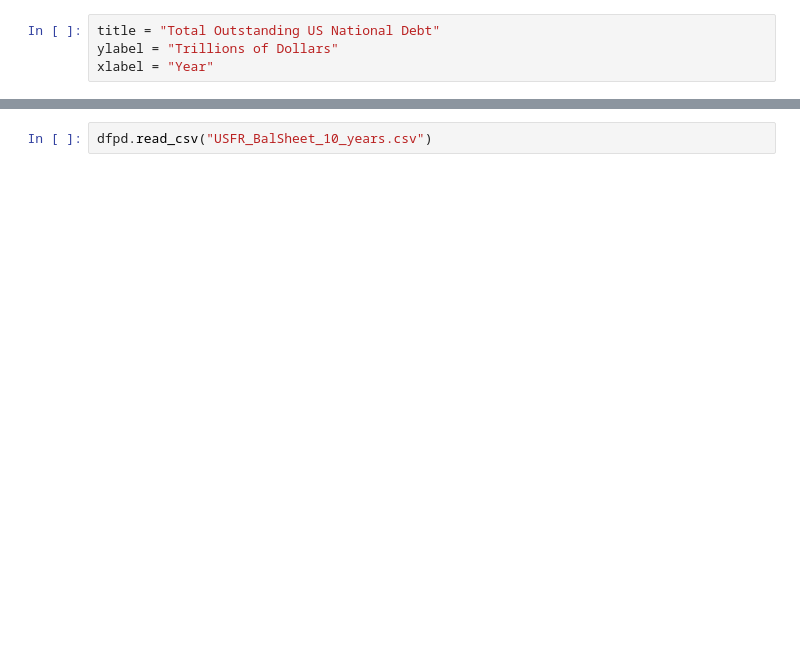
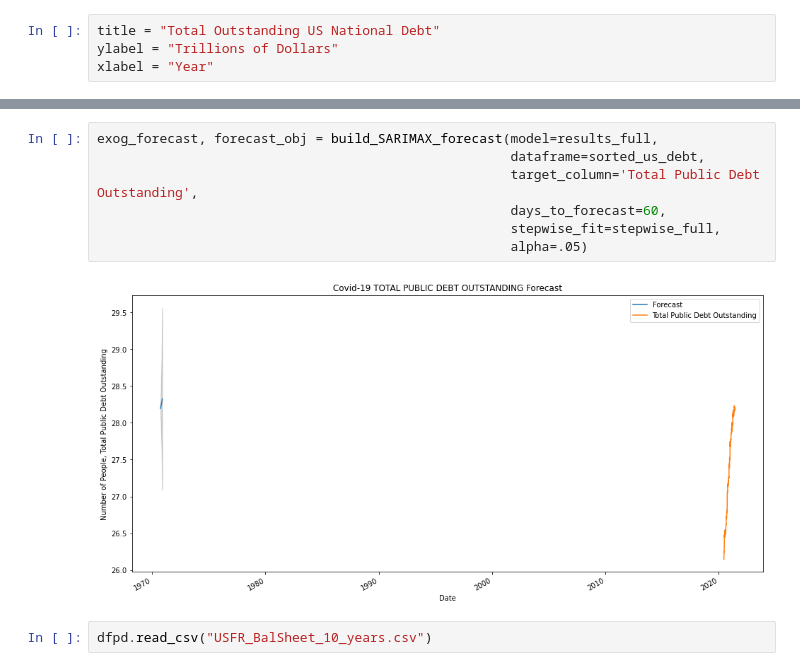
Before and after one commit to JosephDenney/NationalDebt, a Jupyter notebook: nationaldebt.ipynb, the cells around one changed output, grey strips where cells are left out. Saved outputs shown, nothing was run; the diff lists cells and outputs as text; blank space fills up the shorter version.

```diff
--- a/nationaldebt.ipynb
+++ b/nationaldebt.ipynb
@@ -61,3 +105,12 @@ ax.set(xlabel=xlabel,ylabel=ylabel);
+# %%
+exog_forecast, forecast_obj = build_SARIMAX_forecast(model=results_full,
+                                                     dataframe=sorted_us_debt,
+                                                     target_column='Total Public Debt Outstanding',
+                                                     days_to_forecast=60,
+                                                     stepwise_fit=stepwise_full,
+                                                     alpha=.05)
+# %% [output]
+[figure, added]
 # %%
 dfpd.read_csv("USFR_BalSheet_10_years.csv")
 # %% [output]
```
Also changed, not shown: parts of 8 cells of this notebook, 1 other file.
